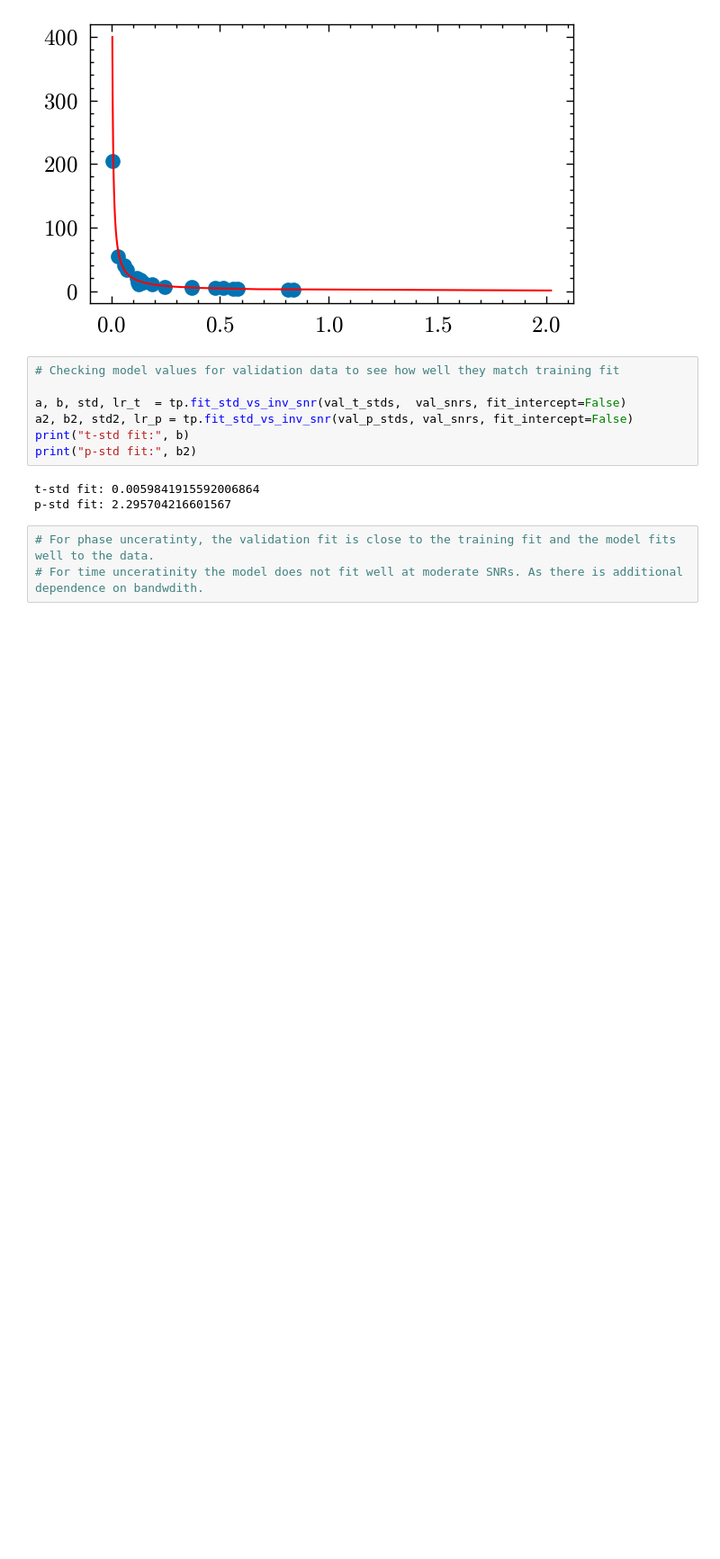
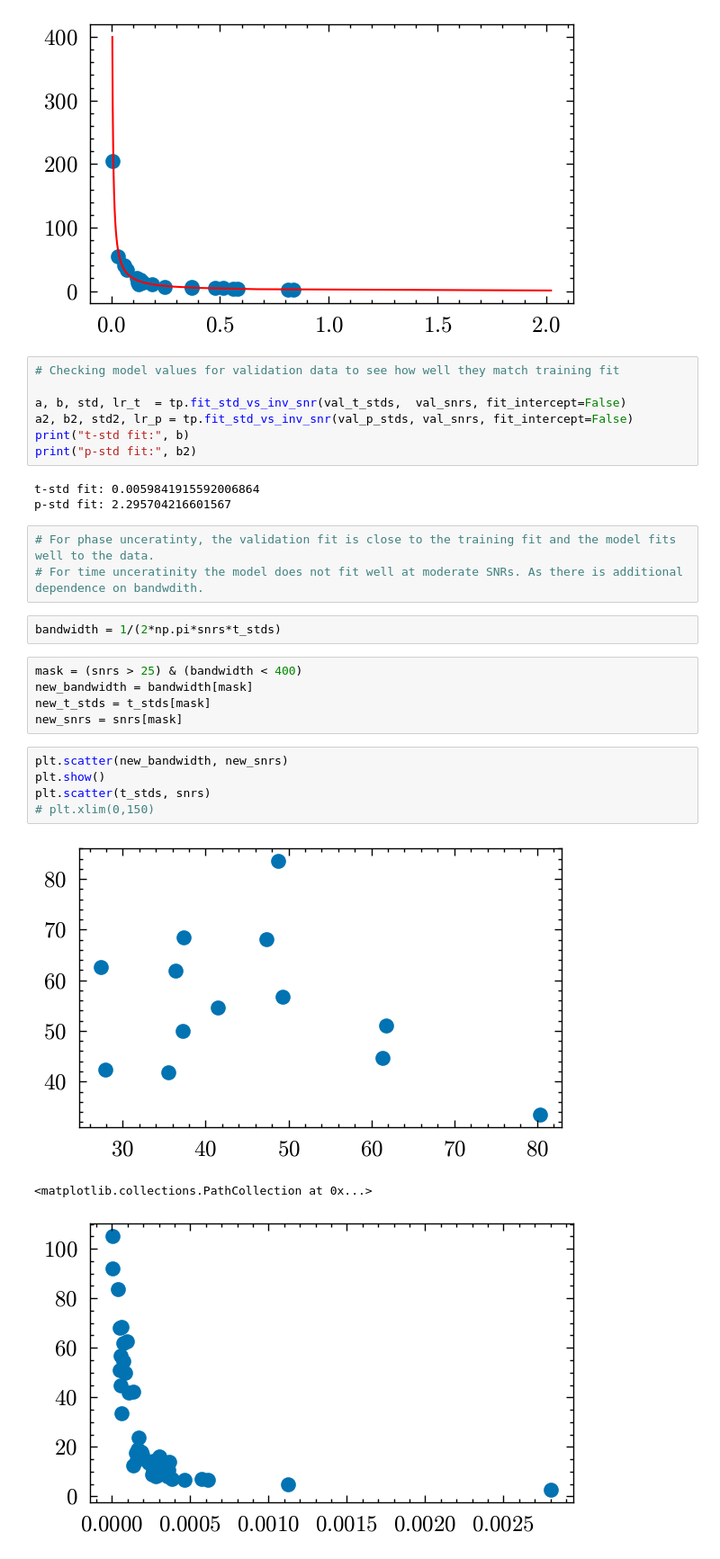
Before and after one commit to icg-gravwaves/Phase_Time_Amplitude, a Jupyter notebook: Uncertainty_Modelling/Uncertainities.ipynb, the cells around one changed output. Shown at 90% size. Saved outputs shown, nothing was run; the diff lists cells and outputs as text; blank space fills up the shorter version.

```diff
--- a/Uncertainty_Modelling/Uncertainities.ipynb
+++ b/Uncertainty_Modelling/Uncertainities.ipynb
@@ -259,3 +259,19 @@ p-std fit: 2.295704216601567
 # %%
 # For phase unceratinty, the validation fit is close to the training fit and the model fits well to the data.
 # For time unceratinity the model does not fit well at moderate SNRs. As there is additional dependence on bandwdith.
+# %%
+bandwidth = 1/(2*np.pi*snrs*t_stds)
+# %%
+mask = (snrs > 25) & (bandwidth < 400)
+new_bandwidth = bandwidth[mask]
+new_t_stds = t_stds[mask]
+new_snrs = snrs[mask]
+# %%
+plt.scatter(new_bandwidth, new_snrs)
+plt.show()
+plt.scatter(t_stds, snrs)
+# plt.xlim(0,150)
+# %% [output]
+[figure, added]
+<matplotlib.collections.PathCollection at 0x...>
+[figure, added]
```
Also changed, not shown: parts of 14 cells of this notebook, 1 other file.
